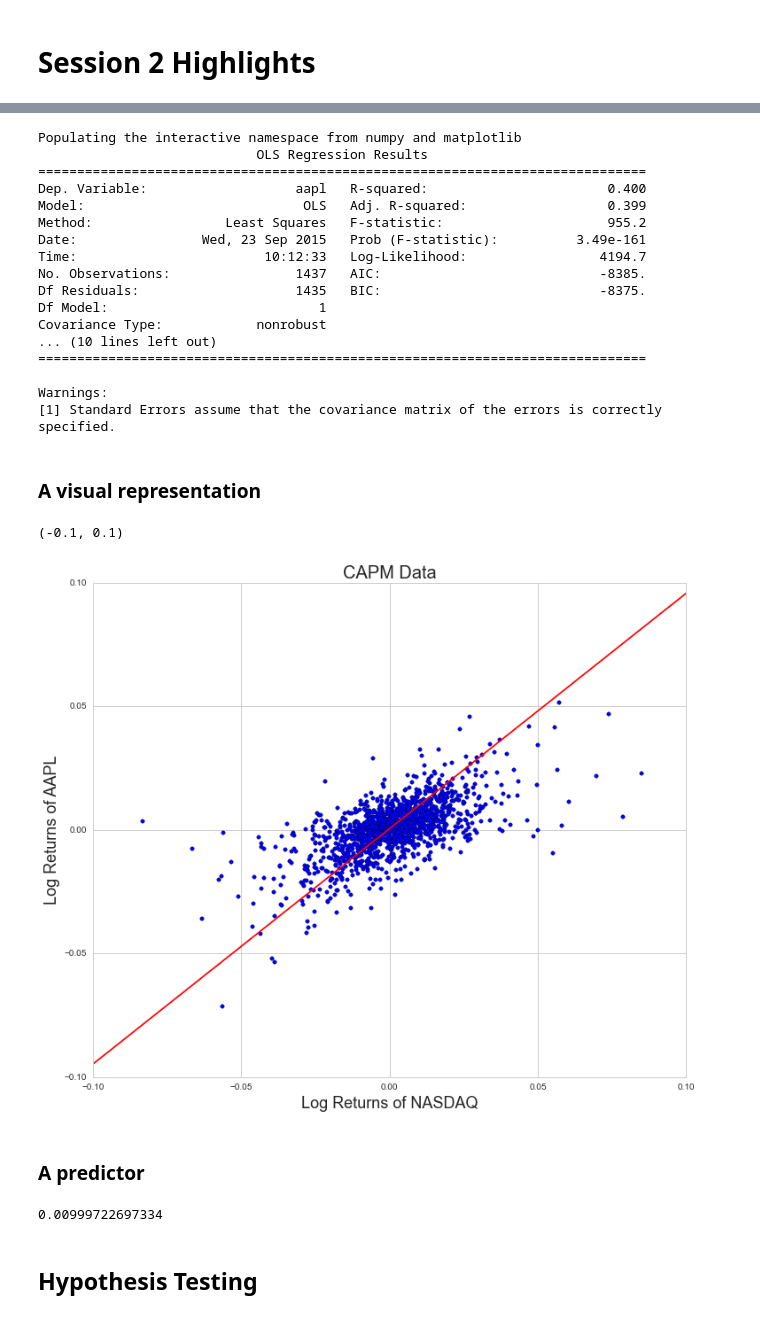
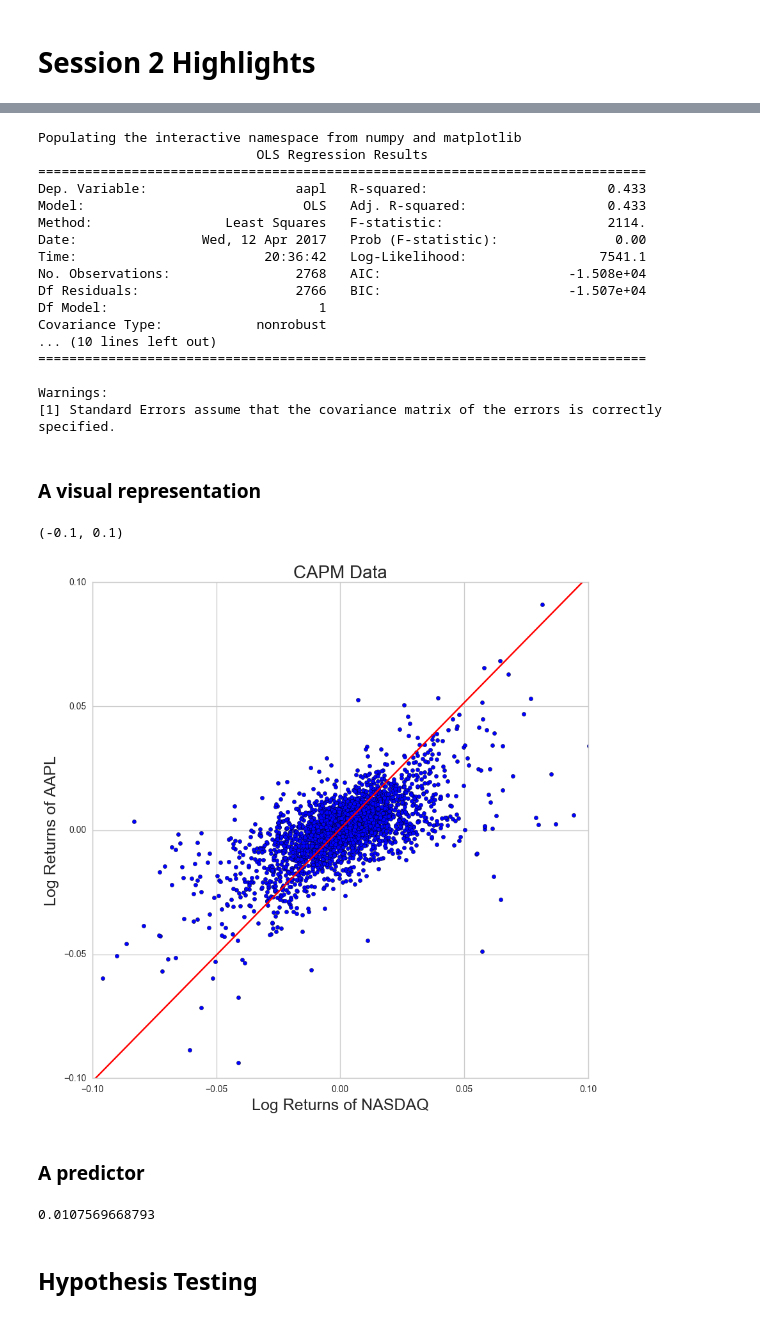
Before and after one commit to thsavage/Applied-Data-Science, a Jupyter notebook: Session 2 Highlights.ipynb, the cells around one changed output, grey strips where cells are left out. Cells and saved outputs as stored; diff of their text form; code cells hidden in the pictures.

```diff
--- a/Session 2 Highlights.ipynb
+++ b/Session 2 Highlights.ipynb
@@ -37,38 +35,46 @@ CAPM
 import matplotlib.pyplot as plt
 import numpy as np
 import pandas as pd
-import pandas.io.data as web
-import Quandl
+import pandas_datareader.data as web
+import datetime as dt
 import statsmodels.api as sm
 import statsmodels.formula.api as smf
 from statsmodels.graphics.api import abline_plot
 import patsy
 import seaborn as sns
 sns.set(context='notebook', style='whitegrid', palette='deep', font='sans-serif', font_scale=1, rc=None)
+import warnings
+warnings.simplefilter('ignore')
 
-aapl_all = Quandl.get("YAHOO/AAPL", trim_start="2010-1-1",
-                      trim_end="2015-9-18")
-nasdaq_all = Quandl.get("NASDAQOMX/COMP", trim_start="2010-1-1",
-                        trim_end="2015-9-18")
-aapl = aapl_all['Adjusted Close']
-nasdaq = nasdaq_all['Index Value']
-aapl_returns = pd.DataFrame(np.log(aapl / aapl.shift(1)))
-nasdaq_returns = pd.DataFrame(np.log(nasdaq / nasdaq.shift(1)))
-data = pd.merge(nasdaq_returns, aapl_returns, left_index=True, right_index=True)
-data.rename(columns={'Index Value':'nasdaq', 'Adjusted Close':'aapl'}, inplace=True)
+start, end = dt.datetime(2006, 1, 1), dt.datetime(2016, 12, 31)
+aapl_all = web.DataReader('aapl', 'yahoo', start, end)
+nasdaq_all = web.DataReader('^ixic', 'yahoo', start, end)
+aapl = aapl_all['Adj Close']
+nasdaq = nasdaq_all['Adj Close']
+
+aapl_returns = np.log(aapl / aapl.shift(1))
+nasdaq_returns = np.log(nasdaq / nasdaq.shift(1))
+aapl_returns = aapl_returns.dropna()
+nasdaq_returns = nasdaq_returns.dropna()
+
+aapl_r = pd.DataFrame(aapl_returns)
+nasdaq_r = pd.DataFrame(nasdaq_returns)
+data = pd.merge(nasdaq_r, aapl_r, left_index=True, right_index=True)
+data.head()
+data.rename(columns={'Adj Close_x':'nasdaq', 'Adj Close_y':'aapl'}, inplace=True)
 mod = smf.ols(formula='aapl ~ nasdaq', data = data).fit()
 print(mod.summary())
 # %% [output]
 Populating the interactive namespace from numpy and matplotlib
                             OLS Regression Results
 ==============================================================================
-Dep. Variable:                   aapl   R-squared:                       0.400
-Model:                            OLS   Adj. R-squared:                  0.399
-Method:                 Least Squares   F-statistic:                     955.2
-Date:                Wed, 23 Sep 2015   Prob (F-statistic):          3.49e-161
-Time:                        10:12:33   Log-Likelihood:                 4194.7
-No. Observations:                1437   AIC:                            -8385.
-Df Residuals:                    1435   BIC:                            -8375.
+Dep. Variable:                   aapl   R-squared:                       0.433
+Model:                            OLS   Adj. R-squared:                  0.433
+Method:                 Least Squares   F-statistic:                     2114.
+Date:                Wed, 12 Apr 2017   Prob (F-statistic):               0.00
+Time:                        20:36:42   Log-Likelihood:                 7541.1
+No. Observations:                2768   AIC:                        -1.508e+04
+Df Residuals:                    2766   BIC:                        -1.507e+04
 Df Model:                           1
 Covariance Type:            nonrobust
 ... (10 lines left out)
@@ -79,28 +85,28 @@ Warnings:
 # %% [markdown]
 ### A visual representation
 # %%
-figure, ax = plt.subplots(figsize=(12,10))
+figure, ax = plt.subplots(figsize=(10,10))
 ax.scatter(aapl_returns, nasdaq_returns)
 mod = smf.ols(formula='aapl ~ nasdaq', data = data).fit()
 abline_plot(model_results=mod, ax=ax, color='red')
 
 ax.set_title('CAPM Data', fontsize = 20)
 ax.set_ylabel('Log Returns of AAPL', fontsize = 18)
 ax.set_xlabel('Log Returns of NASDAQ', fontsize = 18)
 ax.set_xlim([-0.1, 0.1])
 ax.set_ylim([-0.1, 0.1])
 # %% [output]
 (-0.1, 0.1)
-[figure, old version]
+[figure, new version]
 # %% [markdown]
 ### A predictor
 # %%
 # Suppose I was told that the daily returns on the NASDAQ were 0.01.
 # What would be my best prediction of the daily returns of AAPL?
 
-print (mod.params['Intercept'] + mod.params['nasdaq'] * .01)
+print(mod.params['Intercept'] + mod.params['nasdaq'] * .01)
 # %% [output]
-0.00999722697334
+0.0107569668793
 # %% [markdown]
 ## Hypothesis Testing
 # %% [markdown]
```
Also changed, not shown: parts of 1 cell of this notebook.
